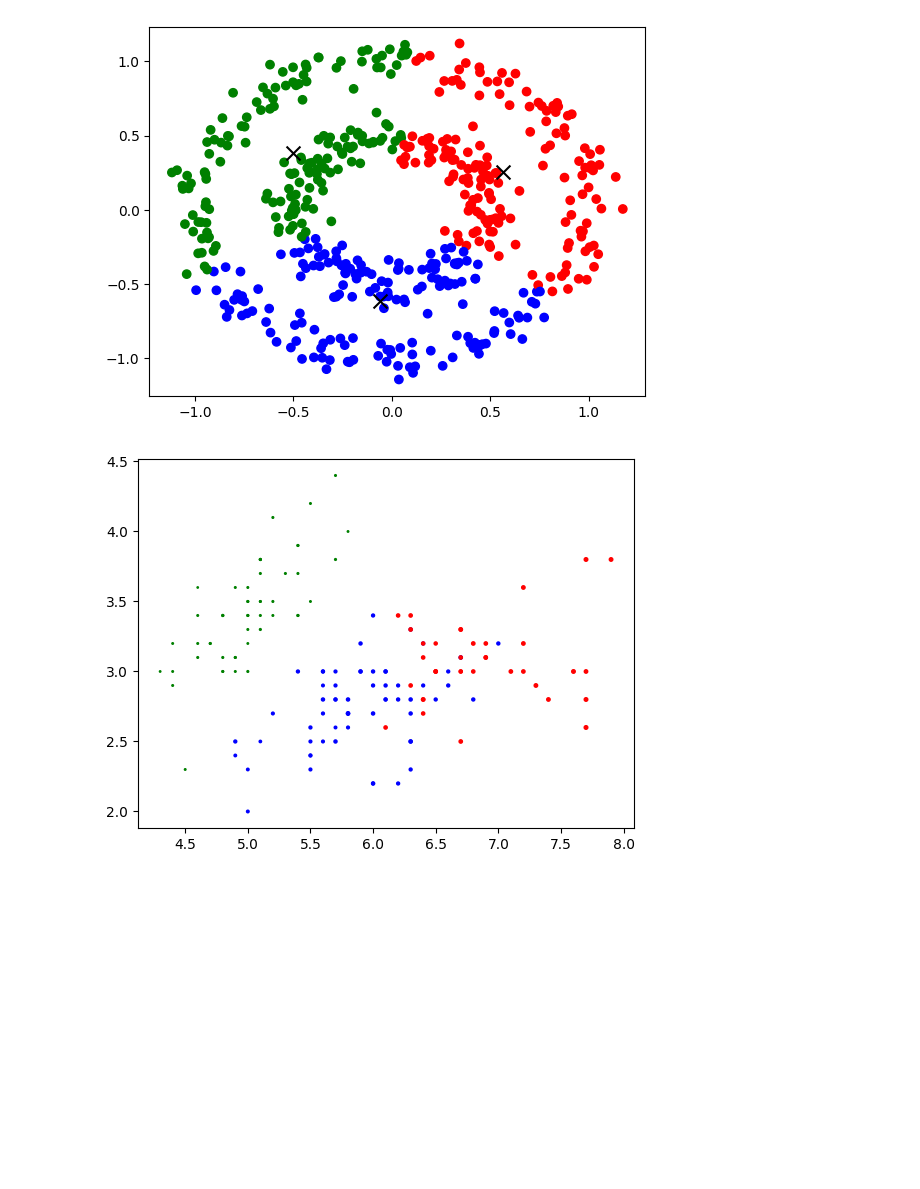
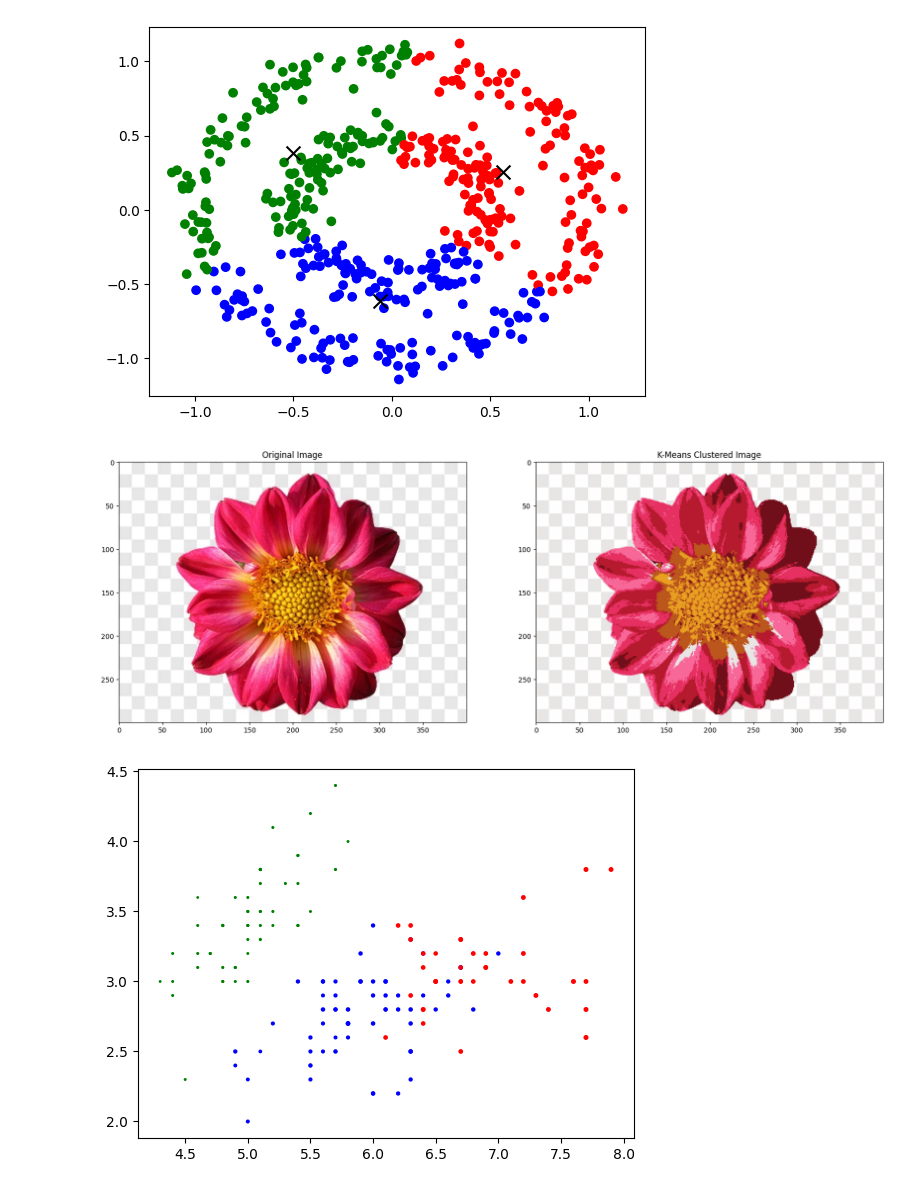
Before and after one commit to Ksenyff/AI, a Jupyter notebook: Spiridonova_k_means.ipynb, the cells around one changed output. Cells and saved outputs as stored; diff of their text form; code cells hidden in the pictures; blank space fills up the shorter version.

```diff
--- a/Spiridonova_k_means.ipynb
+++ b/Spiridonova_k_means.ipynb
@@ -107,6 +107,77 @@ plt.show()
 # %% [output]
 (500, 2)
 [figure]
+# %%
+import numpy as np
+import matplotlib.pyplot as plt
+from sklearn.cluster import KMeans
+from sklearn.preprocessing import StandardScaler
+from PIL import Image
+import requests
+from io import BytesIO
+from skimage import color  # Для преобразования в L*a*b*
+
+# Метод для подгрузки изображения по URL
+def get_img(img_url, show=True):
+    response = requests.get(img_url)
+    img = Image.open(BytesIO(response.content))
+    orig_img = np.array(img)  # Преобразование в NumPy массив (RGBA)
+
+    if show:
+        plt.imshow(orig_img)
+        plt.title("Original Image")
+        plt.show()
+        print('Shape:', orig_img.shape)
+
+    return orig_img
+
+# Метод для обработки изображения с помощью метода К-средних
+def get_kmeans(orig_img, n_colors=8):
+    # Преобразование изображения в цветовое пространство L*a*b*
+    lab_img = color.rgb2lab(orig_img[:, :, :3] / 255.0)  # Используем только RGB каналы
+
+    # Формирование одномерного массива точек (пикселей) с 3 координатами (L*, a*, b*)
+    X = lab_img.reshape((-1, 3))
+
+    # Стандартизация данных (важно для корректной работы KMeans)
+    scaler = StandardScaler()
+    X_scaled = scaler.fit_transform(X)
+
+    # Обучение модели KMeans
+    kmeans = KMeans(n_clusters=n_colors, random_state=42).fit(X_scaled)
+    pred = kmeans.fit_predict(X_scaled)
+    centroids = kmeans.cluster_centers_
+
+    # Обратное преобразование центроидов в RGB
+    centroids_rgb = color.lab2rgb(scaler.inverse_transform(centroids)) * 255
+    centroids_rgb = np.clip(centroids_rgb, 0, 255).astype(np.uint8)
+
+    # Восстановление изображения по центроидам
+    new_lab = centroids_rgb[pred].reshape(orig_img.shape[0], orig_img.shape[1], 3)
+
+    return new_lab
+
+# Прямая ссылка на изображение
+url = "https://img1.freepng.ru/20180203/hge/avirgpbf7.webp"
+
+# Загрузка исходного изображения
+orig_img = get_img(url, show=False)
+
+# Обработка методом К-средних
+new_img = get_kmeans(orig_img, n_colors=8)
+
+# Сборка массива изображений
+all_img = [orig_img, new_img]
+
+# Отображение изображений
+fig, axarr = plt.subplots(nrows=1, ncols=2, sharex=False, figsize=(20, 12))
+axarr[0].imshow(all_img[0])
+axarr[0].set_title("Original Image")
+axarr[1].imshow(all_img[1])
+axarr[1].set_title("K-Means Clustered Image")
+plt.show()
+# %% [output]
+[figure, added]
 # %%
 from sklearn.datasets import load_iris
 from mpl_toolkits.mplot3d import Axes3D
```
Also changed, not shown: parts of 6 cells of this notebook.
